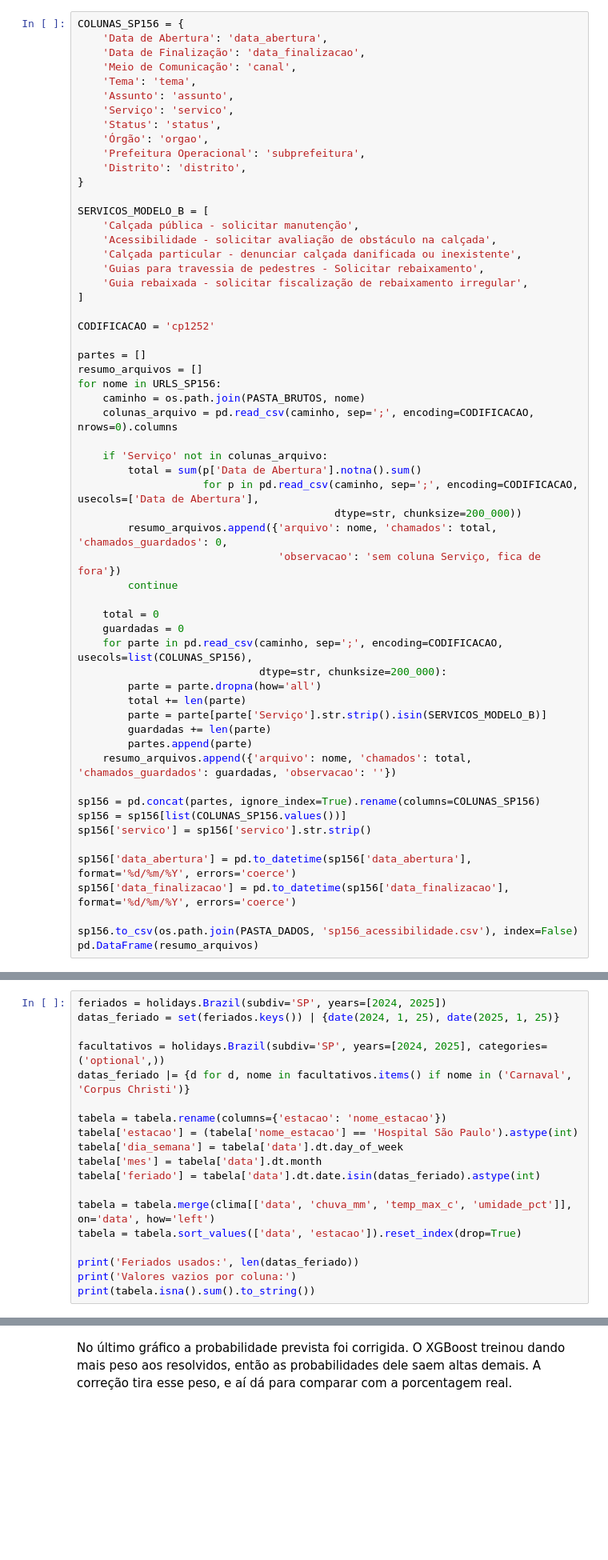
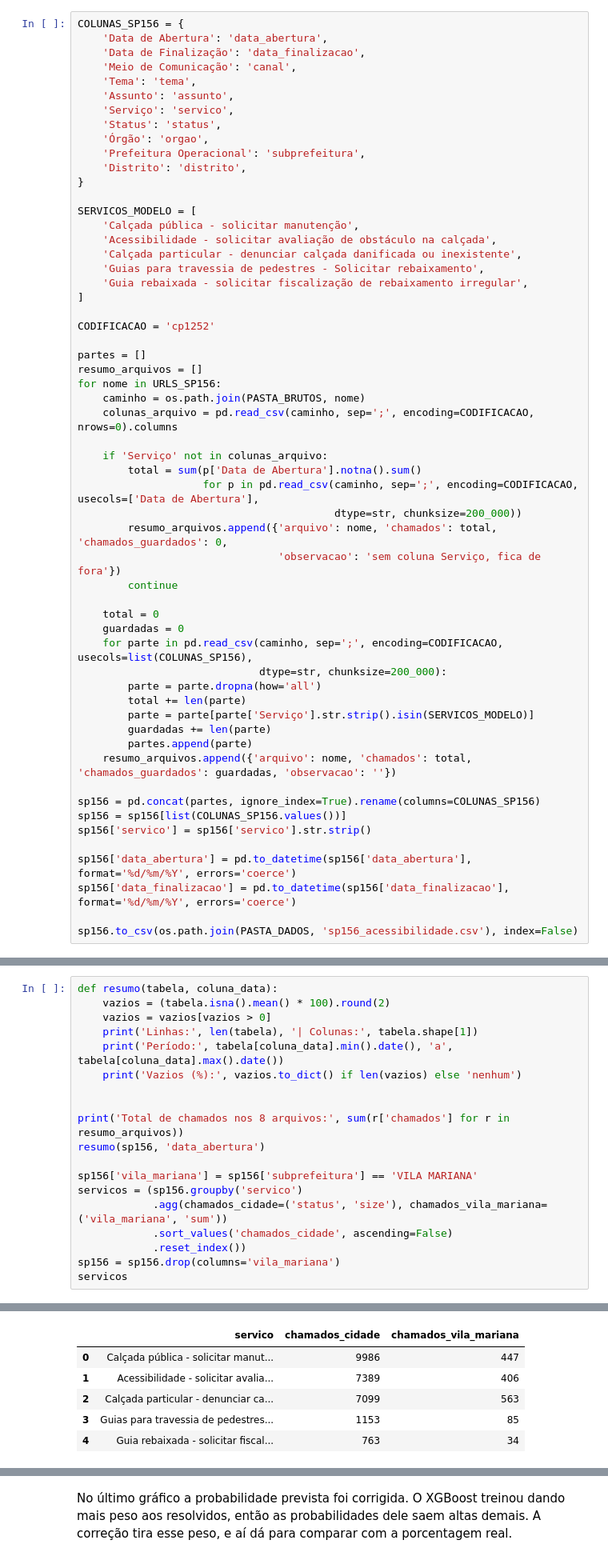
Before and after one commit to JoaoHHoffmann/gs-ia-ml, a Jupyter notebook: ml/notebook_ml.ipynb, the cells around one changed output, grey strips where cells are left out. Shown at 80% size. Cells and saved outputs as stored; diff of their text form; blank space fills up the shorter version.

Commit message:
feat: foca no modelo tá funcionando e adiciona relatório e ficha do projeto

```diff
--- a/ml/notebook_ml.ipynb
+++ b/ml/notebook_ml.ipynb
@@ -164,7 +110,7 @@ COLUNAS_SP156 = {
     'Distrito': 'distrito',
 }
 
-SERVICOS_MODELO_B = [
+SERVICOS_MODELO = [
     'Calçada pública - solicitar manutenção',
     'Acessibilidade - solicitar avaliação de obstáculo na calçada',
     'Calçada particular - denunciar calçada danificada ou inexistente',
@@ -194,7 +140,7 @@ for nome in URLS_SP156:
                              dtype=str, chunksize=200_000):
         parte = parte.dropna(how='all')
         total += len(parte)
-        parte = parte[parte['Serviço'].str.strip().isin(SERVICOS_MODELO_B)]
+        parte = parte[parte['Serviço'].str.strip().isin(SERVICOS_MODELO)]
         guardadas += len(parte)
         partes.append(parte)
     resumo_arquivos.append({'arquivo': nome, 'chamados': total, 'chamados_guardados': guardadas, 'observacao': ''})
@@ -207,4 +153,3 @@ sp156['data_abertura'] = pd.to_datetime(sp156['data_abertura'], format='%d/%m/%Y
 sp156['data_finalizacao'] = pd.to_datetime(sp156['data_finalizacao'], format='%d/%m/%Y', errors='coerce')
 
 sp156.to_csv(os.path.join(PASTA_DADOS, 'sp156_acessibilidade.csv'), index=False)
-pd.DataFrame(resumo_arquivos)
@@ -495,19 +193,0 @@ Como feriado contamos os feriados nacionais e do estado de SP, o aniversário da
-# %%
-feriados = holidays.Brazil(subdiv='SP', years=[2024, 2025])
-datas_feriado = set(feriados.keys()) | {date(2024, 1, 25), date(2025, 1, 25)}
-
-facultativos = holidays.Brazil(subdiv='SP', years=[2024, 2025], categories=('optional',))
-datas_feriado |= {d for d, nome in facultativos.items() if nome in ('Carnaval', 'Corpus Christi')}
-
-tabela = tabela.rename(columns={'estacao': 'nome_estacao'})
-tabela['estacao'] = (tabela['nome_estacao'] == 'Hospital São Paulo').astype(int)
-tabela['dia_semana'] = tabela['data'].dt.day_of_week
-tabela['mes'] = tabela['data'].dt.month
-tabela['feriado'] = tabela['data'].dt.date.isin(datas_feriado).astype(int)
-
-tabela = tabela.merge(clima[['data', 'chuva_mm', 'temp_max_c', 'umidade_pct']], on='data', how='left')
-tabela = tabela.sort_values(['data', 'estacao']).reset_index(drop=True)
-
-print('Feriados usados:', len(datas_feriado))
-print('Valores vazios por coluna:')
-print(tabela.isna().sum().to_string())
@@ -891,0 +198,20 @@ resultado_b
+# %%
+def resumo(tabela, coluna_data):
+    vazios = (tabela.isna().mean() * 100).round(2)
+    vazios = vazios[vazios > 0]
+    print('Linhas:', len(tabela), '| Colunas:', tabela.shape[1])
+    print('Período:', tabela[coluna_data].min().date(), 'a', tabela[coluna_data].max().date())
+    print('Vazios (%):', vazios.to_dict() if len(vazios) else 'nenhum')
+
+
+print('Total de chamados nos 8 arquivos:', sum(r['chamados'] for r in resumo_arquivos))
+resumo(sp156, 'data_abertura')
+
+sp156['vila_mariana'] = sp156['subprefeitura'] == 'VILA MARIANA'
+servicos = (sp156.groupby('servico')
+            .agg(chamados_cidade=('status', 'size'), chamados_vila_mariana=('vila_mariana', 'sum'))
+            .sort_values('chamados_cidade', ascending=False)
+            .reset_index())
+sp156 = sp156.drop(columns='vila_mariana')
+servicos
+# %% [output]
@@ -891,0 +222,6 @@ resultado_b
+|  | servico | chamados_cidade | chamados_vila_mariana |
+| 0 | Calçada pública - solicitar manut... | 9986 | 447 |
+| 1 | Acessibilidade - solicitar avalia... | 7389 | 406 |
+| 2 | Calçada particular - denunciar ca... | 7099 | 563 |
+| 3 | Guias para travessia de pedestres... | 1153 | 85 |
+| 4 | Guia rebaixada - solicitar fiscal... | 763 | 34 |
```
Also changed, not shown: parts of 85 cells of this notebook, 6 other files.
